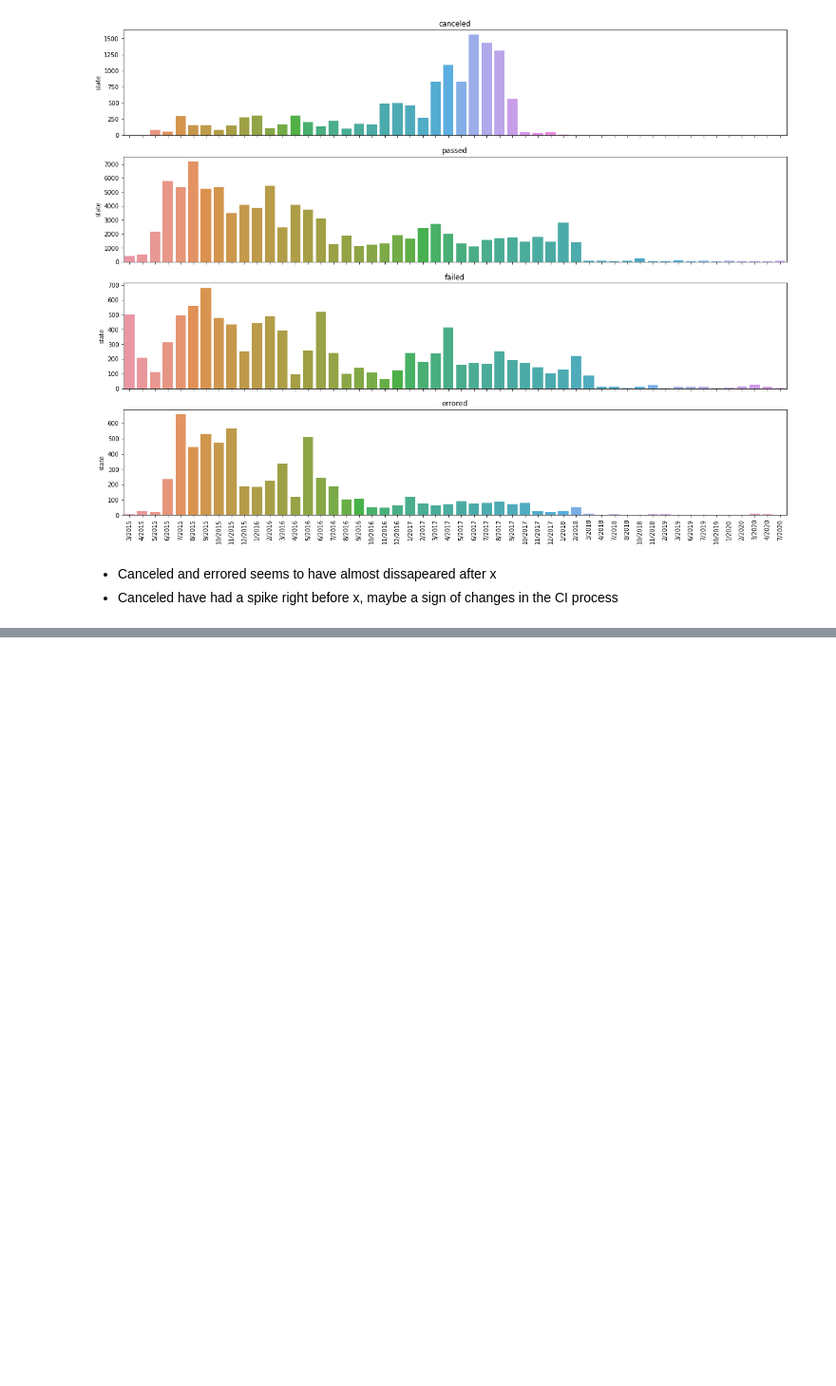
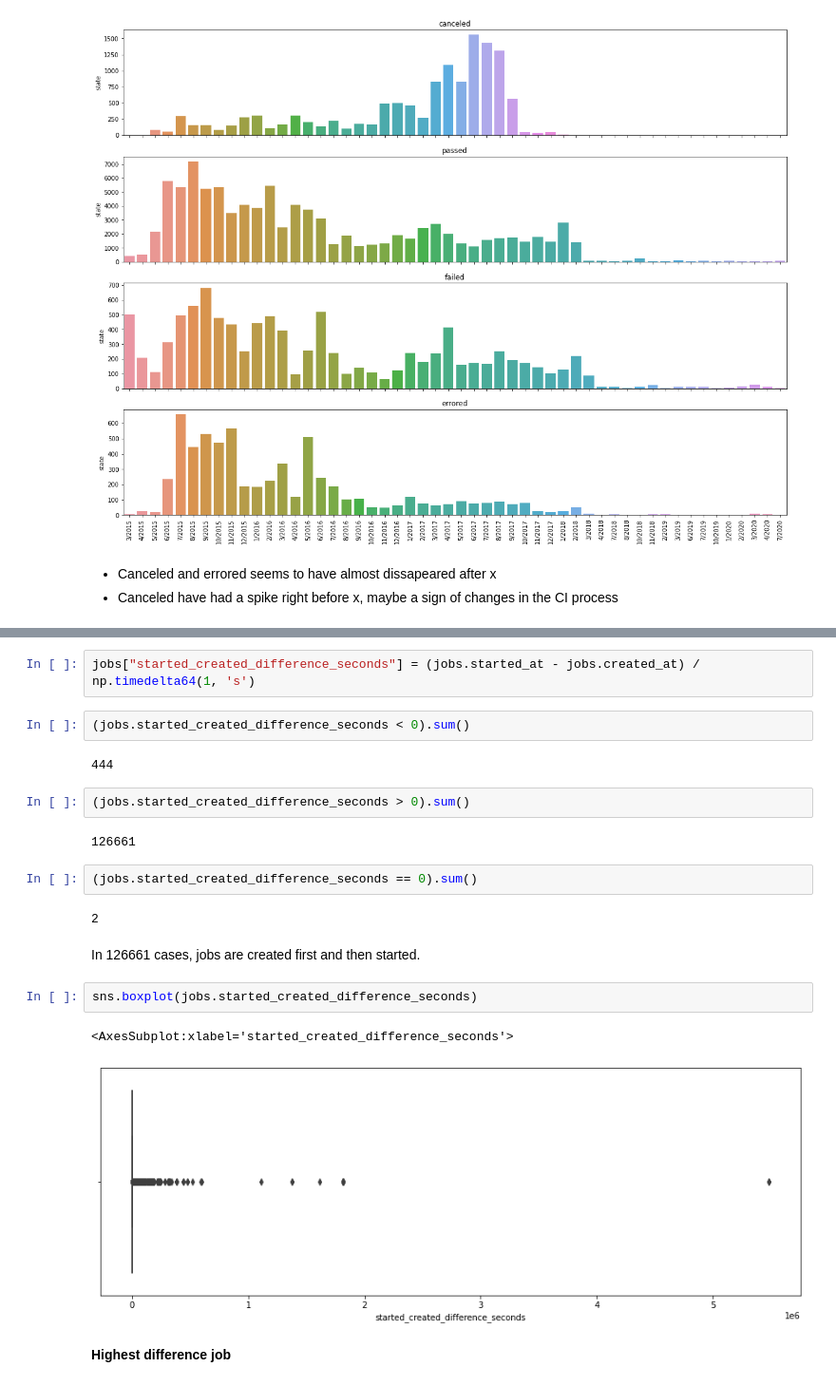
Before and after one commit to IncioMan/Continuous-Integration-metrics-for-post-release-bugs-prediction, a Jupyter notebook: notebooks/analysis/Jobs_dataset_analysis.ipynb, the cells around one changed output, grey strips where cells are left out. Shown at 95% size. Cells and saved outputs as stored; diff of their text form; blank space fills up the shorter version.

```diff
--- a/notebooks/analysis/Jobs_dataset_analysis.ipynb
+++ b/notebooks/analysis/Jobs_dataset_analysis.ipynb
@@ -405,0 +351,23 @@ Name: id, dtype: int64
+# %%
+jobs["started_created_difference_seconds"] = (jobs.started_at - jobs.created_at) / np.timedelta64(1, 's')
+# %%
+(jobs.started_created_difference_seconds < 0).sum()
+# %% [output]
+444
+# %%
+(jobs.started_created_difference_seconds > 0).sum()
+# %% [output]
+126661
+# %%
+(jobs.started_created_difference_seconds == 0).sum()
+# %% [output]
+2
+# %% [markdown]
+In 126661 cases, jobs are created first and then started.
+# %%
+sns.boxplot(jobs.started_created_difference_seconds)
+# %% [output]
+<AxesSubplot:xlabel='started_created_difference_seconds'>
+[figure, added]
+# %% [markdown]
+**Highest difference job**
```
Also changed, not shown: parts of 85 cells of this notebook.
